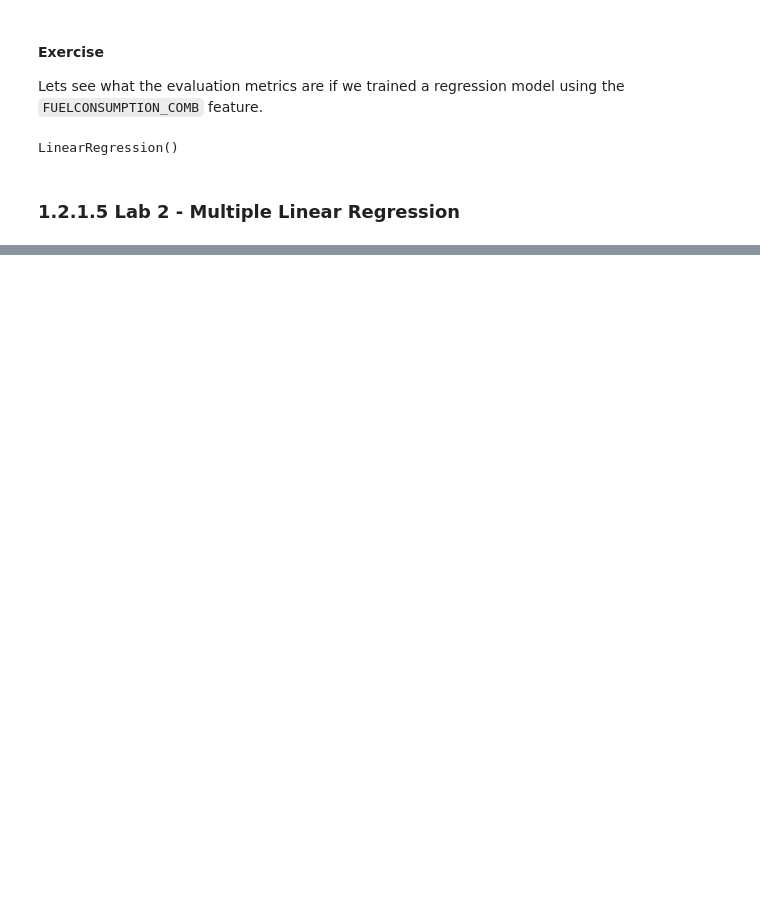
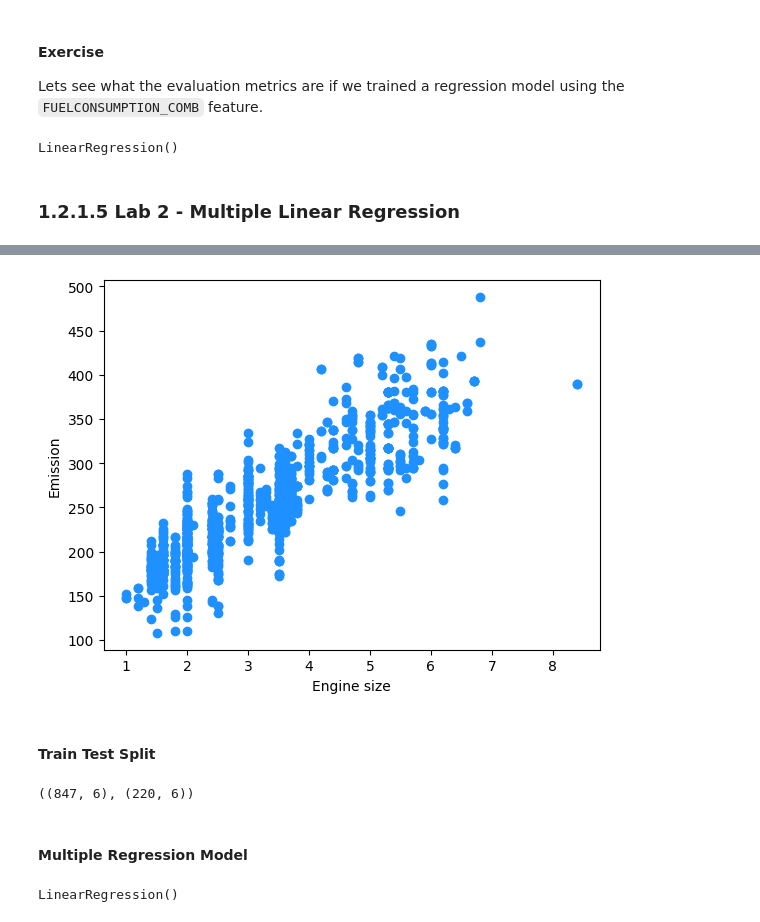
Before and after one commit to PaulToronto/IBM---AI-Engineering-Professional-Certificate, a Jupyter notebook: 1_2_Regression.ipynb, the cells around one changed output, grey strips where cells are left out. Saved outputs shown, nothing was run; the diff lists cells and outputs as text; code cells hidden in the pictures; blank space fills up the shorter version.

```diff
--- a/1_2_Regression.ipynb
+++ b/1_2_Regression.ipynb
@@ -606,0 +611,3 @@ predictions = regr.predict(test_x)
+# %%
+cdf = df[['ENGINESIZE','CYLINDERS','FUELCONSUMPTION_CITY','FUELCONSUMPTION_HWY','FUELCONSUMPTION_COMB','CO2EMISSIONS']]
+cdf.head()
@@ -606,0 +621,20 @@ predictions = regr.predict(test_x)
+# %%
+plt.scatter(cdf.ENGINESIZE, cdf.CO2EMISSIONS, color='dodgerblue')
+plt.xlabel('Engine size')
+plt.ylabel('Emission')
+plt.show()
+# %% [output]
+[figure, added]
+# %% [markdown]
+#### Train Test Split
+# %%
+msk = np.random.rand(len(cdf)) < 0.8
+
+train = cdf[msk]
+test = cdf[~msk]
+
+train.shape, test.shape
+# %% [output]
+((847, 6), (220, 6))
+# %% [markdown]
+#### Multiple Regression Model
@@ -606,0 +644,5 @@ predictions = regr.predict(test_x)
+# %%
+regr = LinearRegression().fit(x, y)
+regr
+# %% [output]
+LinearRegression()
```
Also changed, not shown: parts of 29 cells of this notebook.
